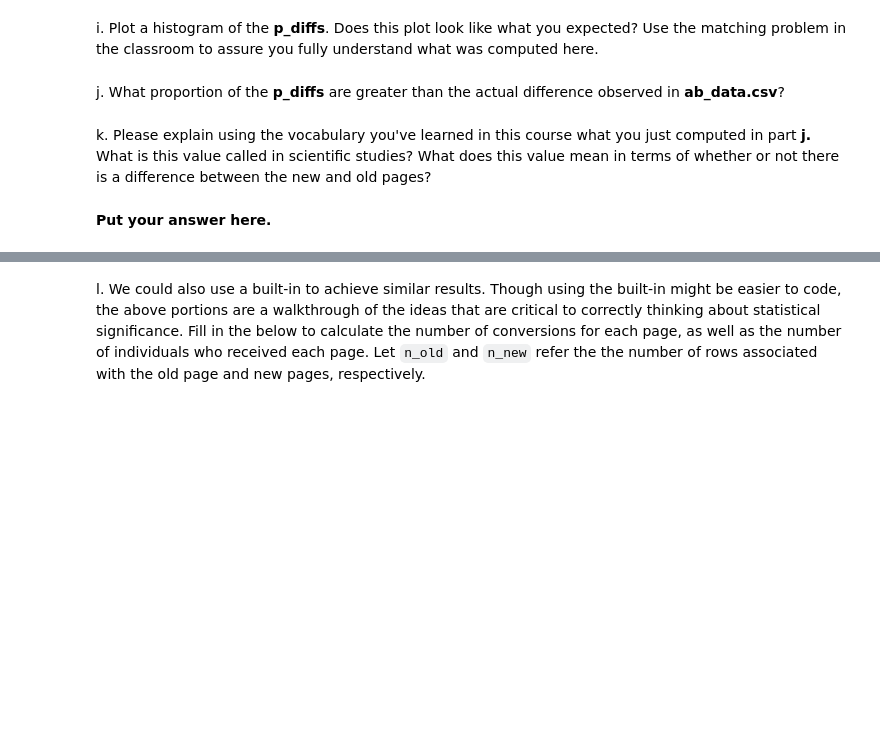
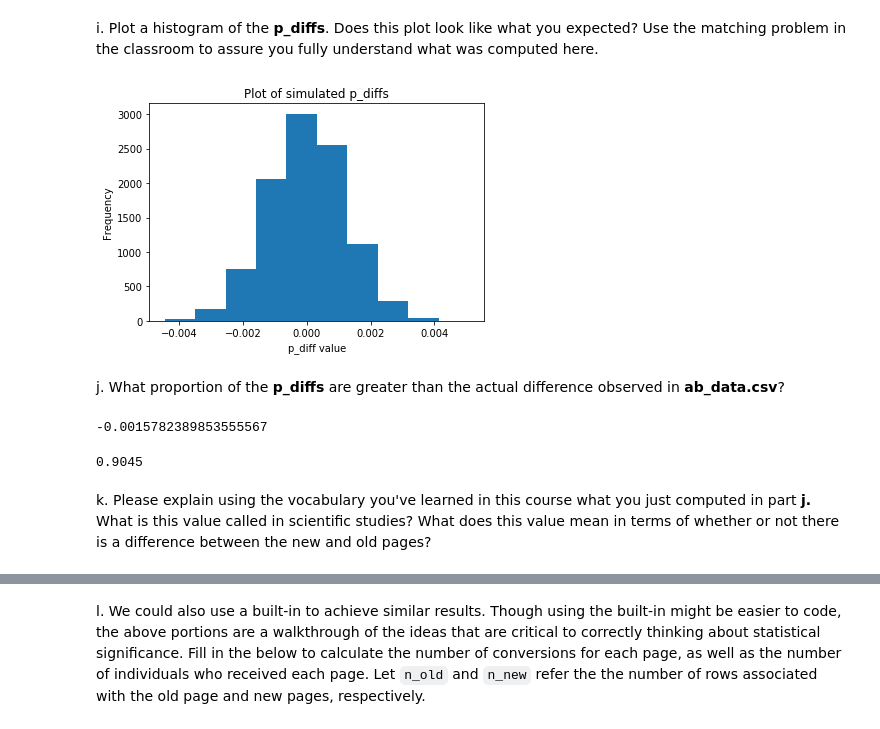
Before and after one commit to Sibin-Sibi/WebsiteAnalysis_A-Btesting, a Jupyter notebook: Website_Analysis.ipynb, the cells around one changed output, grey strips where cells are left out. Cells and saved outputs as stored; diff of their text form; code cells hidden in the pictures; blank space fills up the shorter version.

Commit message:
AB testing p-value

```diff
--- a/Website_Analysis.ipynb
+++ b/Website_Analysis.ipynb
@@ -215,2 +236,6 @@ d. What is $n_{old}$, the number of individuals in the control group?
 # %% [markdown]
 e. Simulate $n_{new}$ transactions with a conversion rate of $p_{new}$ under the null.  Store these $n_{new}$ 1's and 0's in **new_page_converted**.
+# %%
+
+new_page_converted = np.random.choice([1,0], p=[p_new, 1-p_new], size=n_new)
+new_page_converted.mean()
@@ -217,2 +244,5 @@ e. Simulate $n_{new}$ transactions with a conversion rate of $p_{new}$ under the
 # %% [markdown]
 f. Simulate $n_{old}$ transactions with a conversion rate of $p_{old}$ under the null.  Store these $n_{old}$ 1's and 0's in **old_page_converted**.
+# %%
+old_page_converted = np.random.choice([1,0],size = n_old, p = [p_old,1-p_old])
+old_page_converted.mean()
@@ -221,10 +259,34 @@ g. Find $p_{new}$ - $p_{old}$ for your simulated values from part (e) and (f).
 # %% [markdown]
 h. Create 10,000 $p_{new}$ - $p_{old}$ values using the same simulation process you used in parts (a) through (g) above. Store all 10,000 values in a NumPy array called **p_diffs**.
+# %%
+p_diffs = []
+
+for _ in range(10000):
+    new_page_converted = np.random.choice([0,1],size = n_new,p =[p_new,1-p_new]).mean()
+    old_page_converted = np.random.choice([0,1],size = n_old,p =[p_old,1-p_old]).mean()
+    p_diffs.append(new_page_converted - old_page_converted)
+# %%
+p_diffs = np.array(p_diffs)
 # %% [markdown]
 i. Plot a histogram of the **p_diffs**.  Does this plot look like what you expected?  Use the matching problem in the classroom to assure you fully understand what was computed here.
+# %%
+plt.hist(p_diffs);
+plt.xlabel('p_diff value')
+plt.ylabel('Frequency')
+plt.title('Plot of simulated p_diffs');
+# %% [output]
+[figure, added]
 # %% [markdown]
 j. What proportion of the **p_diffs** are greater than the actual difference observed in **ab_data.csv**?
+# %%
+act_diff = df2.query("group == 'treatment'").converted.mean() -  df2.query("group == 'control'").converted.mean()
+act_diff
+# %% [output]
+-0.0015782389853555567
+# %%
+# for proportion of p_diff greater than act_diff
+(p_diffs > act_diff).mean()
+# %% [output]
+0.9045
 # %% [markdown]
 k. Please explain using the vocabulary you've learned in this course what you just computed in part **j.**  What is this value called in scientific studies?  What does this value mean in terms of whether or not there is a difference between the new and old pages?
-# %% [markdown]
-**Put your answer here.**
```
Also changed, not shown: parts of 20 cells of this notebook.
